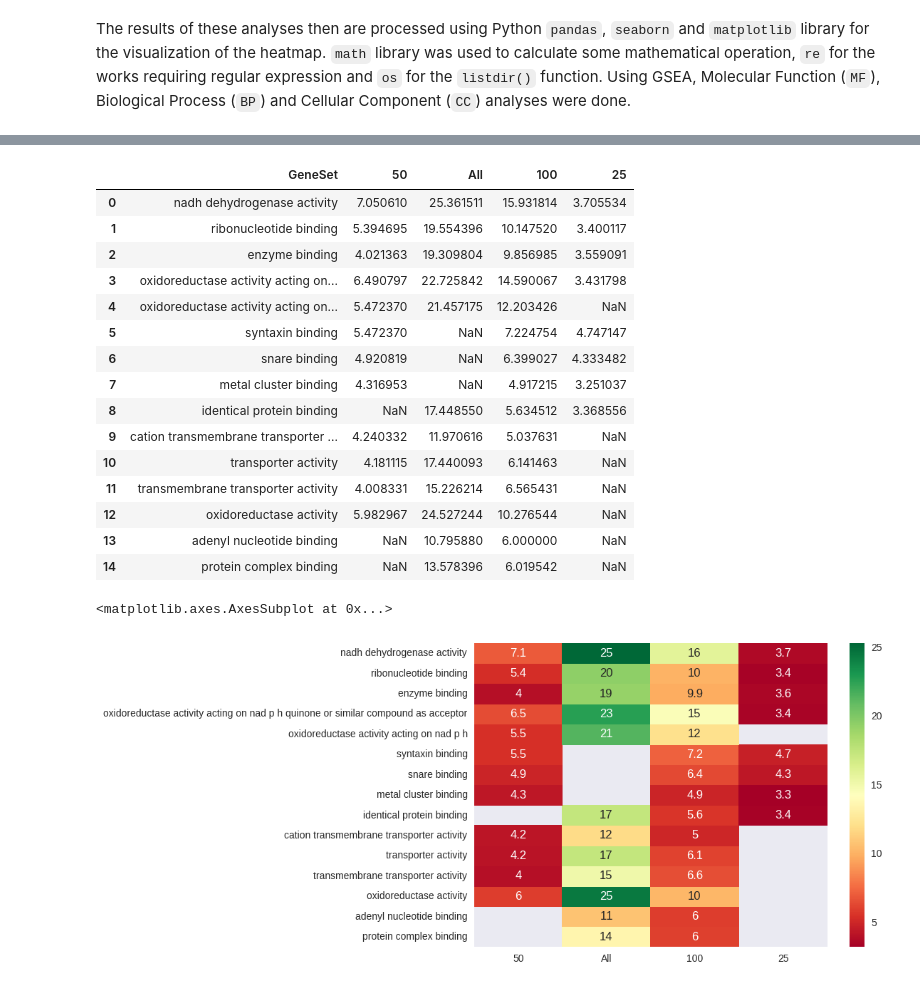
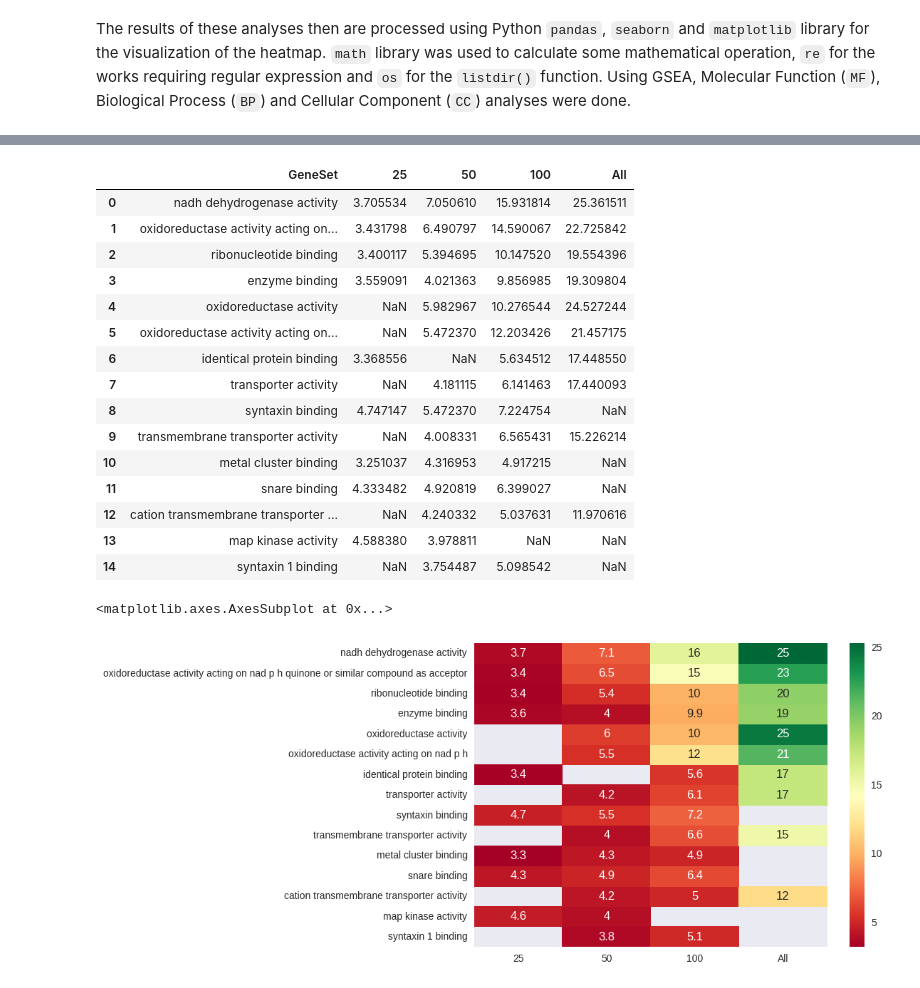
Before and after one commit to J-Wengler/winter-internship-2017, a Jupyter notebook: src/Proteomics Genes GO Enrichment Analysis.ipynb, the cells around one changed output, grey strips where cells are left out. Cells and saved outputs as stored; diff of their text form; code cells hidden in the pictures.

```diff
--- a/src/Proteomics Genes GO Enrichment Analysis.ipynb
+++ b/src/Proteomics Genes GO Enrichment Analysis.ipynb
@@ -37,7 +37,7 @@ for filename in os.listdir():
         protCCdict[keyName] = pd.read_table(filename).rename(columns={pValue:keyName})[[geneSet, keyName]]
 
 colNames = list(protMFdict.keys())
-finColNames = [geneSet] + colNames
+finColNames = ['GeneSet', '25', '50', '100', 'All']
 # %%
 # Merge the Top25, Top50, Top100 and TopAll Biological Process data
 protBPs = colNames
@@ -143,27 +145,28 @@ protMFDF['GeneSet'] = GeneSetNew
 for colName in colNames:
     protMFDF[colName] = [-(math.log(pvals, 10)) for pvals in protMFDF[colName]]
 
-protMFDF[finColNames]
+protMFDF = protMFDF[finColNames]
+protMFDF
 # %% [output]
-|  | GeneSet | 50 | All | 100 | 25 |
-| 0 | nadh dehydrogenase activity | 7.050610 | 25.361511 | 15.931814 | 3.705534 |
-| 1 | ribonucleotide binding | 5.394695 | 19.554396 | 10.147520 | 3.400117 |
-| 2 | enzyme binding | 4.021363 | 19.309804 | 9.856985 | 3.559091 |
-| 3 | oxidoreductase activity acting on... | 6.490797 | 22.725842 | 14.590067 | 3.431798 |
-| 4 | oxidoreductase activity acting on... | 5.472370 | 21.457175 | 12.203426 | NaN |
-| 5 | syntaxin binding | 5.472370 | NaN | 7.224754 | 4.747147 |
-| 6 | snare binding | 4.920819 | NaN | 6.399027 | 4.333482 |
-| 7 | metal cluster binding | 4.316953 | NaN | 4.917215 | 3.251037 |
-| 8 | identical protein binding | NaN | 17.448550 | 5.634512 | 3.368556 |
-| 9 | cation transmembrane transporter ... | 4.240332 | 11.970616 | 5.037631 | NaN |
-| 10 | transporter activity | 4.181115 | 17.440093 | 6.141463 | NaN |
-| 11 | transmembrane transporter activity | 4.008331 | 15.226214 | 6.565431 | NaN |
-| 12 | oxidoreductase activity | 5.982967 | 24.527244 | 10.276544 | NaN |
-| 13 | adenyl nucleotide binding | NaN | 10.795880 | 6.000000 | NaN |
-| 14 | protein complex binding | NaN | 13.578396 | 6.019542 | NaN |
+|  | GeneSet | 25 | 50 | 100 | All |
+| 0 | nadh dehydrogenase activity | 3.705534 | 7.050610 | 15.931814 | 25.361511 |
+| 1 | oxidoreductase activity acting on... | 3.431798 | 6.490797 | 14.590067 | 22.725842 |
+| 2 | ribonucleotide binding | 3.400117 | 5.394695 | 10.147520 | 19.554396 |
+| 3 | enzyme binding | 3.559091 | 4.021363 | 9.856985 | 19.309804 |
+| 4 | oxidoreductase activity | NaN | 5.982967 | 10.276544 | 24.527244 |
+| 5 | oxidoreductase activity acting on... | NaN | 5.472370 | 12.203426 | 21.457175 |
+| 6 | identical protein binding | 3.368556 | NaN | 5.634512 | 17.448550 |
+| 7 | transporter activity | NaN | 4.181115 | 6.141463 | 17.440093 |
+| 8 | syntaxin binding | 4.747147 | 5.472370 | 7.224754 | NaN |
+| 9 | transmembrane transporter activity | NaN | 4.008331 | 6.565431 | 15.226214 |
+| 10 | metal cluster binding | 3.251037 | 4.316953 | 4.917215 | NaN |
+| 11 | snare binding | 4.333482 | 4.920819 | 6.399027 | NaN |
+| 12 | cation transmembrane transporter ... | NaN | 4.240332 | 5.037631 | 11.970616 |
+| 13 | map kinase activity | 4.588380 | 3.978811 | NaN | NaN |
+| 14 | syntaxin 1 binding | NaN | 3.754487 | 5.098542 | NaN |
 # %%
 # Generate the heatmap of GSEA Molecular Function
-sns.heatmap(protMFDF.ix[:, 1:-1], cmap="RdYlGn", annot=True, yticklabels=list(protMFDF['GeneSet']))
+sns.heatmap(protMFDF.ix[:, 1:], cmap="RdYlGn", annot=True, yticklabels=list(protMFDF['GeneSet']))
 # %% [output]
 <matplotlib.axes.AxesSubplot at 0x...>
-[figure, old version]
+[figure, new version]
```
Also changed, not shown: parts of 4 cells of this notebook.
